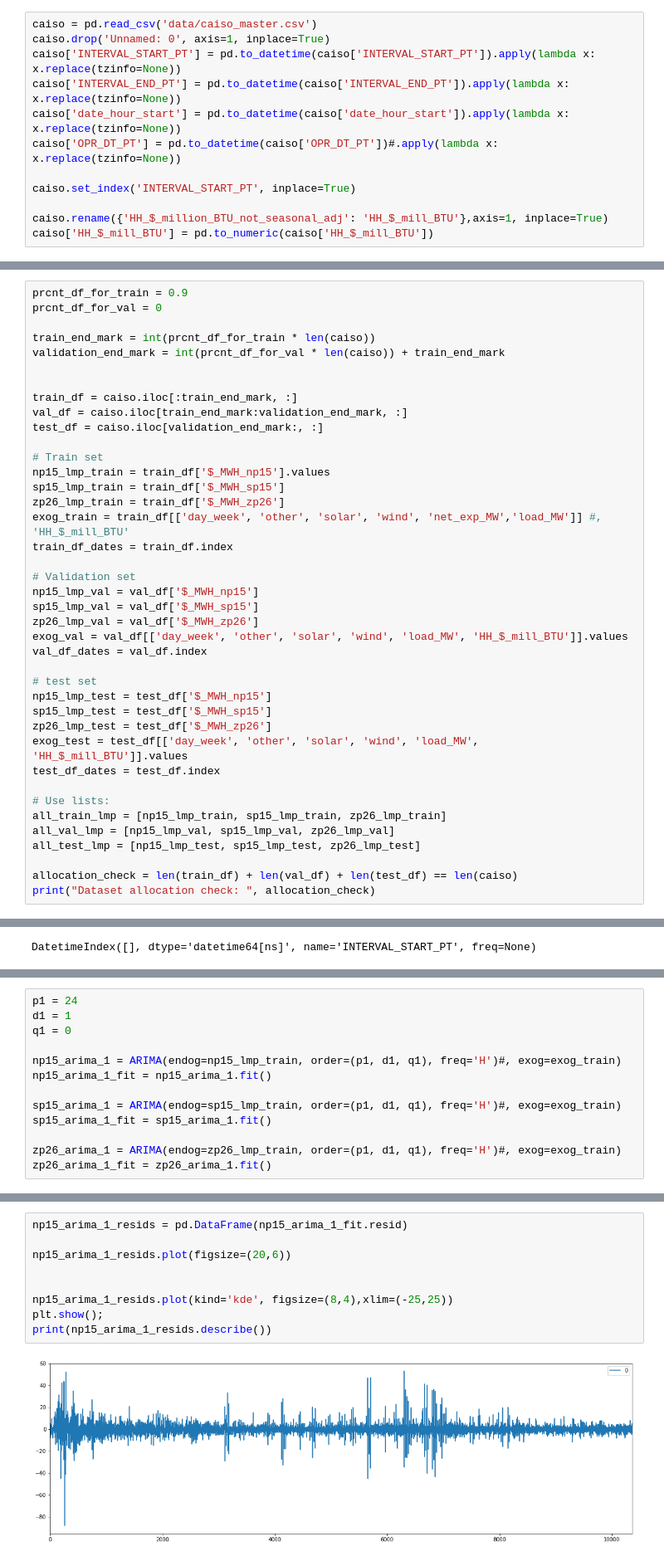
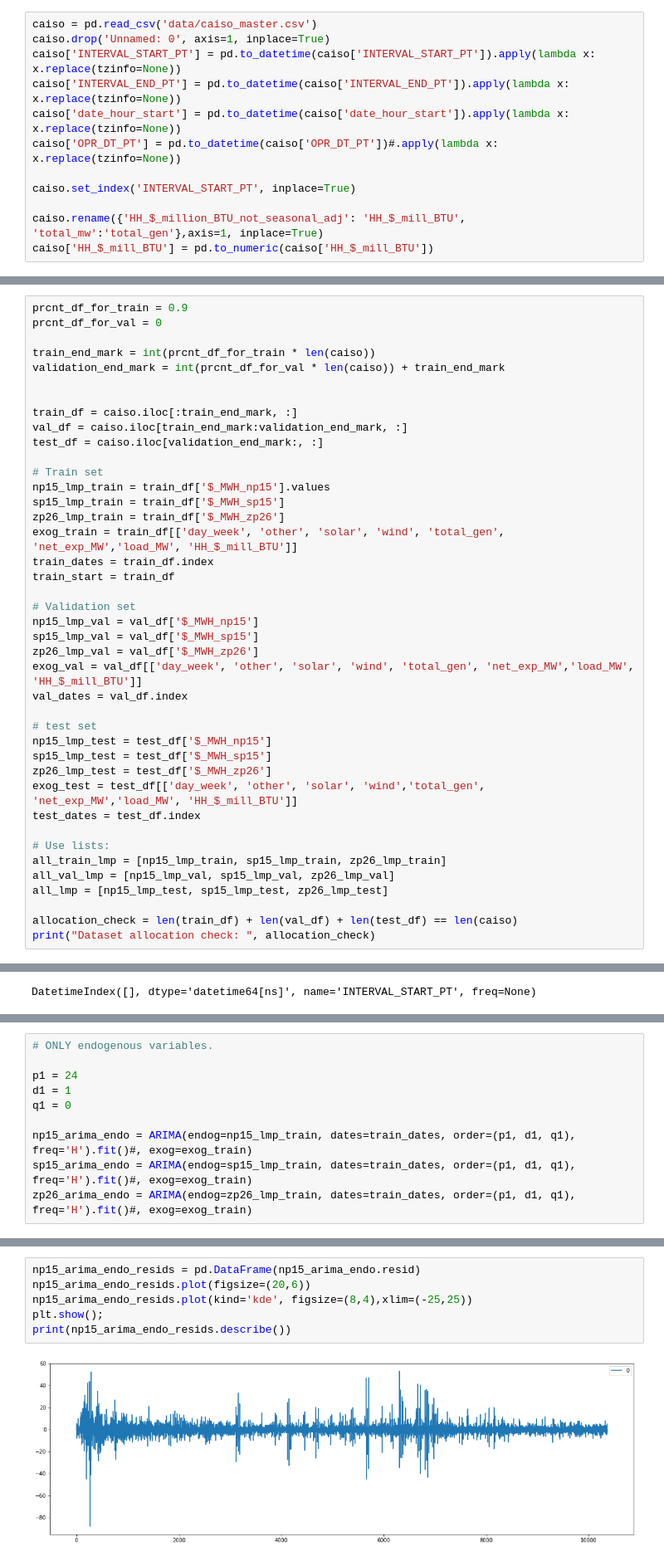
Before and after one commit to Morgan-Sell/caiso-price-forecast, a Jupyter notebook: arima.ipynb, the cells around one changed output, grey strips where cells are left out. Shown at 83% size. Saved outputs shown, nothing was run; the diff lists cells and outputs as text.

```diff
--- a/arima.ipynb
+++ b/arima.ipynb
@@ -55,7 +57,7 @@ caiso['OPR_DT_PT'] = pd.to_datetime(caiso['OPR_DT_PT'])#.apply(lambda x: x.repla
 
 caiso.set_index('INTERVAL_START_PT', inplace=True)
 
-caiso.rename({'HH_$_million_BTU_not_seasonal_adj': 'HH_$_mill_BTU'},axis=1, inplace=True)
+caiso.rename({'HH_$_million_BTU_not_seasonal_adj': 'HH_$_mill_BTU', 'total_mw':'total_gen'},axis=1, inplace=True)
 caiso['HH_$_mill_BTU'] = pd.to_numeric(caiso['HH_$_mill_BTU'])
 # %%
 caiso.info()
@@ -263,27 +291,28 @@ test_df = caiso.iloc[validation_end_mark:, :]
 np15_lmp_train = train_df['$_MWH_np15'].values
 sp15_lmp_train = train_df['$_MWH_sp15']
 zp26_lmp_train = train_df['$_MWH_zp26']
-exog_train = train_df[['day_week', 'other', 'solar', 'wind', 'net_exp_MW','load_MW']] #, 'HH_$_mill_BTU'
-train_df_dates = train_df.index
+exog_train = train_df[['day_week', 'other', 'solar', 'wind', 'total_gen', 'net_exp_MW','load_MW', 'HH_$_mill_BTU']]
+train_dates = train_df.index
+train_start = train_df
 
 # Validation set
 np15_lmp_val = val_df['$_MWH_np15']
 sp15_lmp_val = val_df['$_MWH_sp15']
 zp26_lmp_val = val_df['$_MWH_zp26']
-exog_val = val_df[['day_week', 'other', 'solar', 'wind', 'load_MW', 'HH_$_mill_BTU']].values
-val_df_dates = val_df.index
+exog_val = val_df[['day_week', 'other', 'solar', 'wind', 'total_gen', 'net_exp_MW','load_MW', 'HH_$_mill_BTU']]
+val_dates = val_df.index
 
 # test set
 np15_lmp_test = test_df['$_MWH_np15']
 sp15_lmp_test = test_df['$_MWH_sp15']
 zp26_lmp_test = test_df['$_MWH_zp26']
-exog_test = test_df[['day_week', 'other', 'solar', 'wind', 'load_MW', 'HH_$_mill_BTU']].values
-test_df_dates = test_df.index
+exog_test = test_df[['day_week', 'other', 'solar', 'wind','total_gen', 'net_exp_MW','load_MW', 'HH_$_mill_BTU']]
+test_dates = test_df.index
 
 # Use lists:
 all_train_lmp = [np15_lmp_train, sp15_lmp_train, zp26_lmp_train]
 all_val_lmp = [np15_lmp_val, sp15_lmp_val, zp26_lmp_val]
-all_test_lmp = [np15_lmp_test, sp15_lmp_test, zp26_lmp_test]
+all_lmp = [np15_lmp_test, sp15_lmp_test, zp26_lmp_test]
 
 allocation_check = len(train_df) + len(val_df) + len(test_df) == len(caiso)
 print("Dataset allocation check: ", allocation_check)
@@ -323,15 +356,12 @@ DatetimeIndex([], dtype='datetime64[ns]', name='INTERVAL_START_PT', freq=None)
 - d: The number of times that the raw observations are differenced, also called the degree of differencing.
 - q: The size of the moving average window, also called the order of moving average.
 # %%
+# ONLY endogenous variables.
+
 p1 = 24
 d1 = 1
 q1 = 0
 
-np15_arima_1 = ARIMA(endog=np15_lmp_train, order=(p1, d1, q1), freq='H')#, exog=exog_train)
-np15_arima_1_fit = np15_arima_1.fit()
-
-sp15_arima_1 = ARIMA(endog=sp15_lmp_train, order=(p1, d1, q1), freq='H')#, exog=exog_train)
-sp15_arima_1_fit = sp15_arima_1.fit()
-
-zp26_arima_1 = ARIMA(endog=zp26_lmp_train, order=(p1, d1, q1), freq='H')#, exog=exog_train)
-zp26_arima_1_fit = zp26_arima_1.fit()
+np15_arima_endo = ARIMA(endog=np15_lmp_train, dates=train_dates, order=(p1, d1, q1), freq='H').fit()#, exog=exog_train)
+sp15_arima_endo = ARIMA(endog=sp15_lmp_train, dates=train_dates, order=(p1, d1, q1), freq='H').fit()#, exog=exog_train)
+zp26_arima_endo = ARIMA(endog=zp26_lmp_train, dates=train_dates, order=(p1, d1, q1), freq='H').fit()#, exog=exog_train)
@@ -356,13 +388,10 @@ AR.23            0.9735           +0.2639j            1.0087            0.0421
 AR.24            1.1585           -0.0000j            1.1585           -0.0000
 ------------------------------------------------------------------------------
 # %%
-np15_arima_1_resids = pd.DataFrame(np15_arima_1_fit.resid)
-
-np15_arima_1_resids.plot(figsize=(20,6))
-
-
-np15_arima_1_resids.plot(kind='kde', figsize=(8,4),xlim=(-25,25))
+np15_arima_endo_resids = pd.DataFrame(np15_arima_endo.resid)
+np15_arima_endo_resids.plot(figsize=(20,6))
+np15_arima_endo_resids.plot(kind='kde', figsize=(8,4),xlim=(-25,25))
 plt.show();
-print(np15_arima_1_resids.describe())
+print(np15_arima_endo_resids.describe())
 # %% [output]
-[figure, old version]
+[figure, new version]
```
Also changed, not shown: parts of 27 cells of this notebook, 1 other file.
